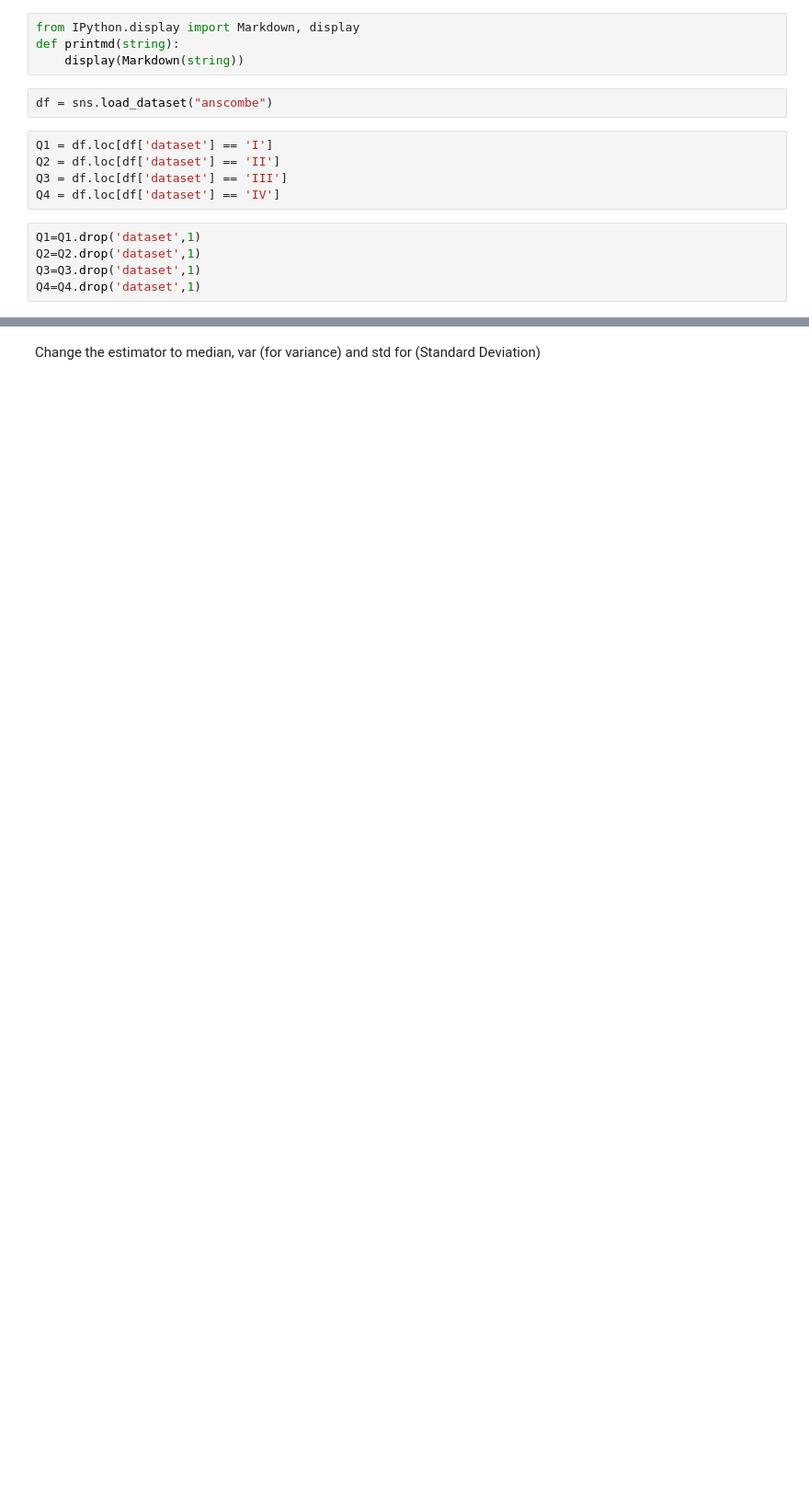
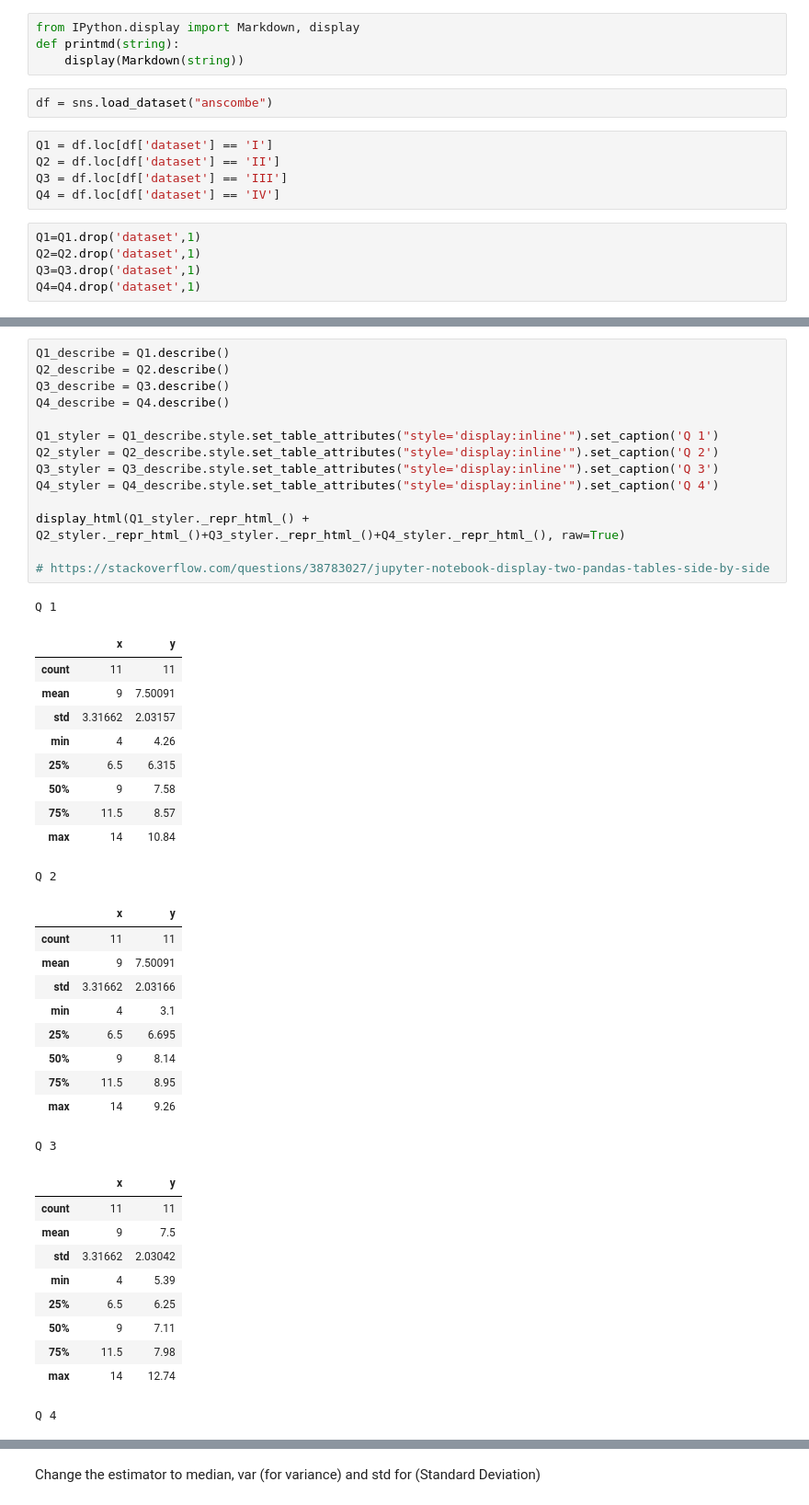
Before and after one commit to dermotkel/fundamentals-of-data-analysis-, a Jupyter notebook: Fundamentals of Data Analysis .ipynb, the cells around one changed output, grey strips where cells are left out. Shown at 92% size. Drawn from its saved outputs; the diff is of its cells as text; blank space fills up the shorter version.

```diff
--- a/Fundamentals of Data Analysis .ipynb
+++ b/Fundamentals of Data Analysis .ipynb
@@ -84,0 +131,46 @@ Q 4
+# %%
+Q1_describe = Q1.describe()
+Q2_describe = Q2.describe()
+Q3_describe = Q3.describe()
+Q4_describe = Q4.describe()
+
+Q1_styler = Q1_describe.style.set_table_attributes("style='display:inline'").set_caption('Q 1')
+Q2_styler = Q2_describe.style.set_table_attributes("style='display:inline'").set_caption('Q 2')
+Q3_styler = Q3_describe.style.set_table_attributes("style='display:inline'").set_caption('Q 3')
+Q4_styler = Q4_describe.style.set_table_attributes("style='display:inline'").set_caption('Q 4')
+
+display_html(Q1_styler._repr_html_() + Q2_styler._repr_html_()+Q3_styler._repr_html_()+Q4_styler._repr_html_(), raw=True)
+
+# https://stackoverflow.com/questions/38783027/jupyter-notebook-display-two-pandas-tables-side-by-side
+# %% [output]
+Q 1
+|  | x | y |
+| count | 11 | 11 |
+| mean | 9 | 7.50091 |
+| std | 3.31662 | 2.03157 |
+| min | 4 | 4.26 |
+| 25% | 6.5 | 6.315 |
+| 50% | 9 | 7.58 |
+| 75% | 11.5 | 8.57 |
+| max | 14 | 10.84 |
+Q 2
+|  | x | y |
+| count | 11 | 11 |
+| mean | 9 | 7.50091 |
+| std | 3.31662 | 2.03166 |
+| min | 4 | 3.1 |
+| 25% | 6.5 | 6.695 |
+| 50% | 9 | 8.14 |
+| 75% | 11.5 | 8.95 |
+| max | 14 | 9.26 |
+Q 3
+|  | x | y |
+| count | 11 | 11 |
+| mean | 9 | 7.5 |
+| std | 3.31662 | 2.03042 |
+| min | 4 | 5.39 |
+| 25% | 6.5 | 6.25 |
+| 50% | 9 | 7.11 |
+| 75% | 11.5 | 7.98 |
+| max | 14 | 12.74 |
+Q 4
```
Also changed, not shown: parts of 11 cells of this notebook.
